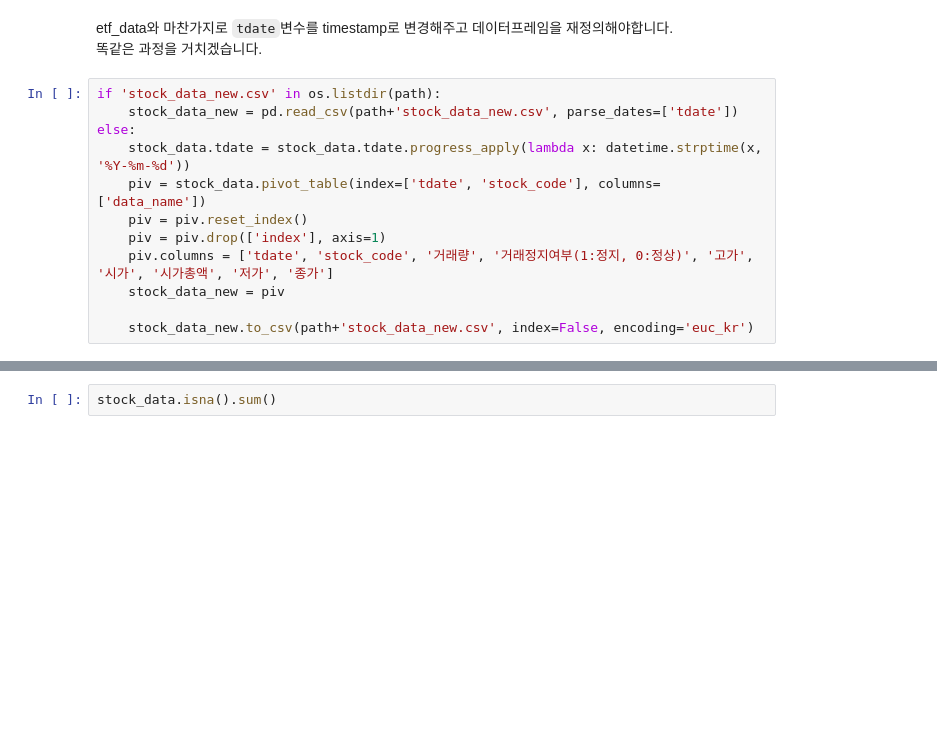
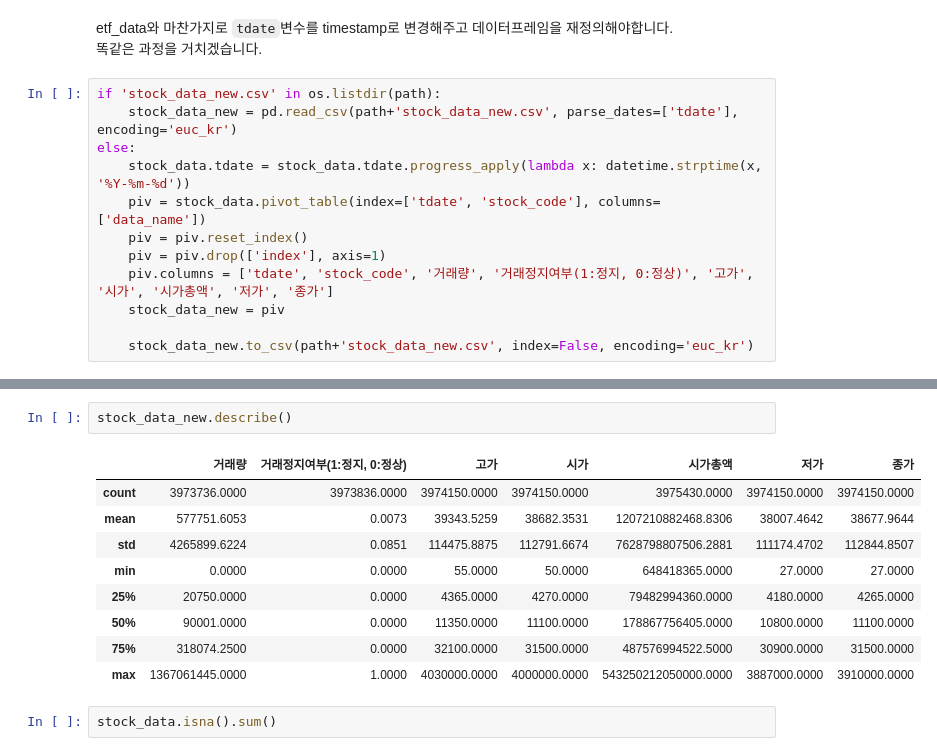
Before and after one commit to ElectionInfo/magi, a Jupyter notebook: Data_EDA.ipynb, the cells around one changed output, grey strips where cells are left out. Saved outputs shown, nothing was run; the diff lists cells and outputs as text; blank space fills up the shorter version.

```diff
--- a/Data_EDA.ipynb
+++ b/Data_EDA.ipynb
@@ -269,7 +270,7 @@ etf_data와 마찬가지로 `tdate`변수를 timestamp로 변경해주고 데이
 똑같은 과정을 거치겠습니다.
 # %%
 if 'stock_data_new.csv' in os.listdir(path):
-    stock_data_new = pd.read_csv(path+'stock_data_new.csv', parse_dates=['tdate'])
+    stock_data_new = pd.read_csv(path+'stock_data_new.csv', parse_dates=['tdate'], encoding='euc_kr')
 else:
     stock_data.tdate = stock_data.tdate.progress_apply(lambda x: datetime.strptime(x, '%Y-%m-%d'))
     piv = stock_data.pivot_table(index=['tdate', 'stock_code'], columns=['data_name'])
@@ -282,3 +292,15 @@ else:
+# %%
+stock_data_new.describe()
+# %% [output]
+|  | 거래량 | 거래정지여부(1:정지, 0:정상) | 고가 | 시가 | 시가총액 | 저가 | 종가 |
+| count | 3973736.0000 | 3973836.0000 | 3974150.0000 | 3974150.0000 | 3975430.0000 | 3974150.0000 | 3974150.0000 |
+| mean | 577751.6053 | 0.0073 | 39343.5259 | 38682.3531 | 1207210882468.8306 | 38007.4642 | 38677.9644 |
+| std | 4265899.6224 | 0.0851 | 114475.8875 | 112791.6674 | 7628798807506.2881 | 111174.4702 | 112844.8507 |
+| min | 0.0000 | 0.0000 | 55.0000 | 50.0000 | 648418365.0000 | 27.0000 | 27.0000 |
+| 25% | 20750.0000 | 0.0000 | 4365.0000 | 4270.0000 | 79482994360.0000 | 4180.0000 | 4265.0000 |
+| 50% | 90001.0000 | 0.0000 | 11350.0000 | 11100.0000 | 178867756405.0000 | 10800.0000 | 11100.0000 |
+| 75% | 318074.2500 | 0.0000 | 32100.0000 | 31500.0000 | 487576994522.5000 | 30900.0000 | 31500.0000 |
+| max | 1367061445.0000 | 1.0000 | 4030000.0000 | 4000000.0000 | 543250212050000.0000 | 3887000.0000 | 3910000.0000 |
 # %%
 stock_data.isna().sum()
 # %% [output]
```
Also changed, not shown: parts of 5 cells of this notebook.
